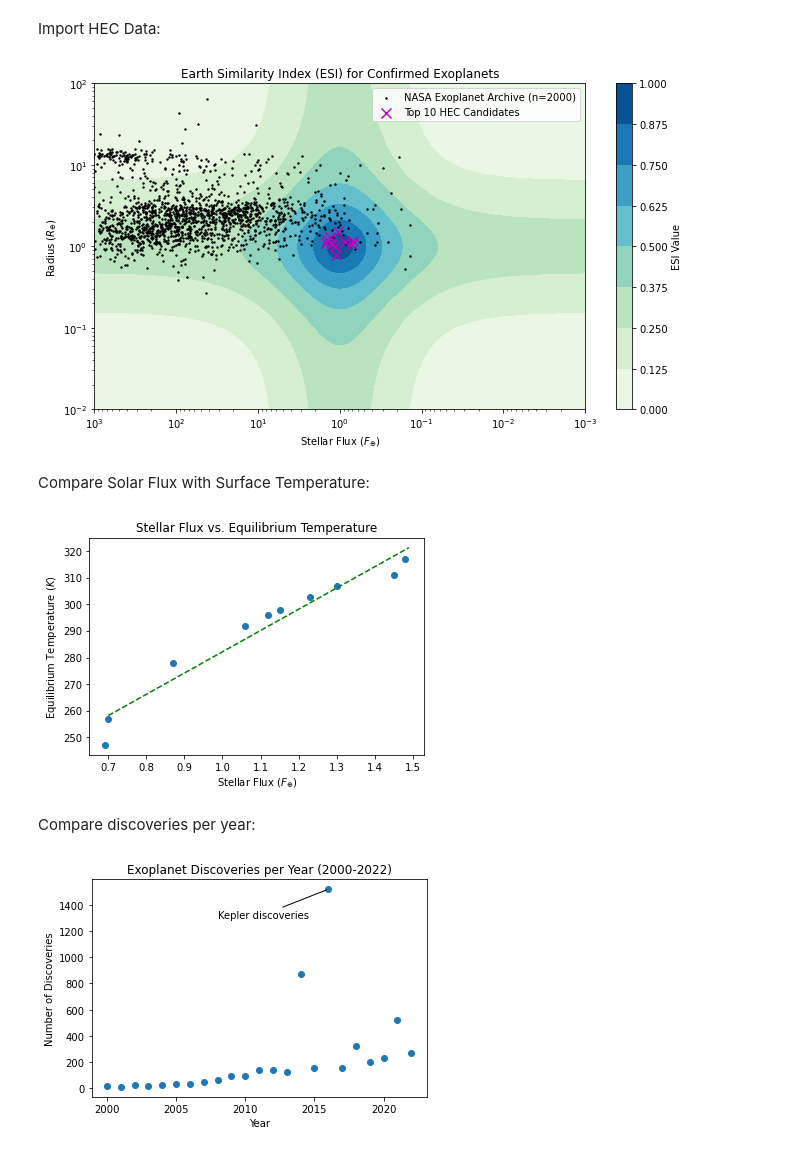
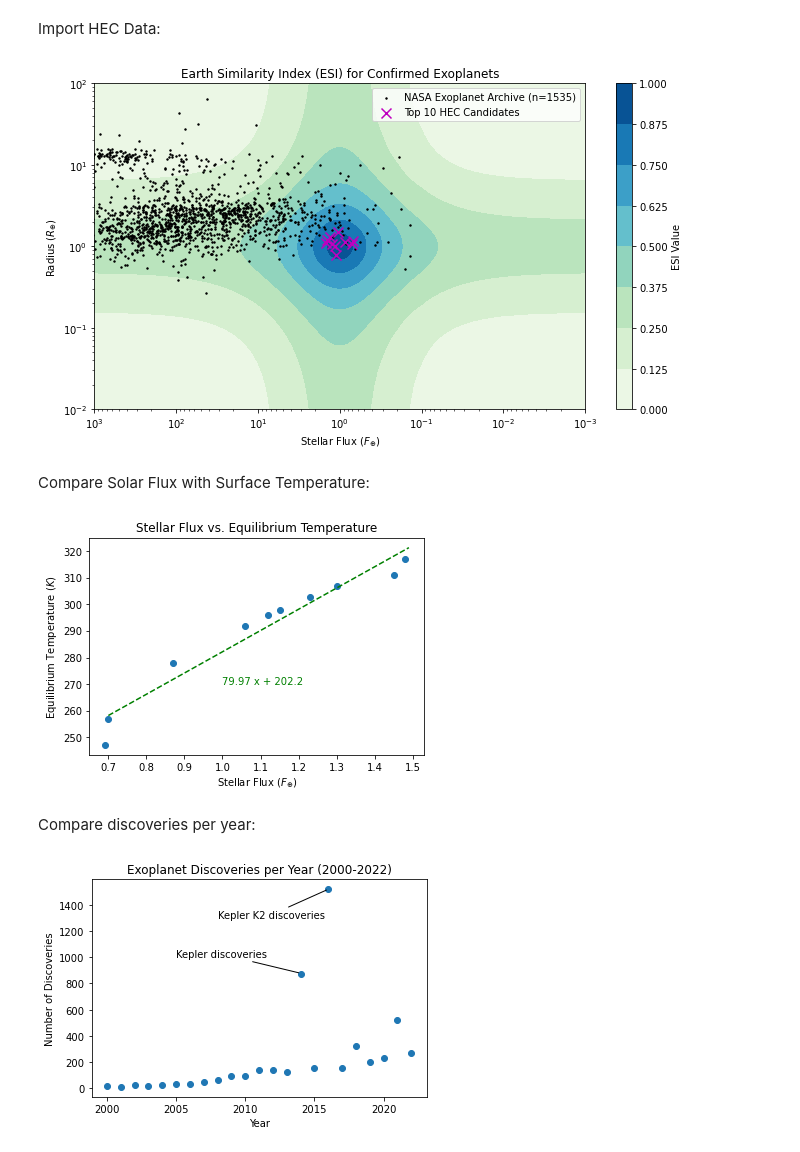
Before and after one commit to dmharrington03/exoplanets, a Jupyter notebook: exoplanets.ipynb, the cells around one changed output. Drawn from its saved outputs; the diff is of its cells as text; code cells hidden in the pictures.

```diff
--- a/exoplanets.ipynb
+++ b/exoplanets.ipynb
@@ -52,13 +51,13 @@ ax1.set_xlabel(r'Stellar Flux $(F_{\oplus})$')
 ax1.set_ylabel(r'Radius $(R_{\oplus})$')
 ax1.invert_xaxis()
 cont = ax1.contourf(ss, rr, esi, cmap='GnBu', levels=lvls)
-ax1.scatter(svals, rvals, s=2, c='k', label='NASA Exoplanet Archive (n=2000)')
+ax1.scatter(svals, rvals, s=2, c='k', label='NASA Exoplanet Archive (n=1535)')
 ax1.scatter(hec_svals, hec_rvals, s=100, marker='x', c='m', label='Top 10 HEC Candidates')
 ax1.legend()
 fig1.colorbar(cont, label='ESI Value')
 plt.show()
 # %% [output]
-[figure, old version]
+[figure, new version]
 # %% [markdown]
 Compare Solar Flux with Surface Temperature:
 # %%
@@ -74,9 +73,10 @@ ax2.plot(x, f_x, '--', c='g')
 ax2.set_xlabel(r'Stellar Flux ($F_{\oplus}$)')
 ax2.set_ylabel(r'Equilibrium Temperature ($K$)')
 ax2.set_title('Stellar Flux vs. Equilibrium Temperature')
+ax2.text(1.0, 270, s=str(model_func), c='g')
 plt.show()
 # %% [output]
-[figure, old version]
+[figure, new version]
 # %% [markdown]
 Compare discoveries per year:
 # %%
@@ -85,12 +85,15 @@ years = np.arange(2000, 2022+1, 1)
 # %%
 fig3, ax3 = plt.subplots()
 ax3.scatter(years, year_bins)
 ax3.set_title('Exoplanet Discoveries per Year (2000-2022)')
 ax3.set_xlabel('Year')
 ax3.set_ylabel('Number of Discoveries')
-ax3.annotate('Kepler discoveries', xy=(2016, 1518), xytext=(2008, 1300),
+ax3.annotate('Kepler K2 discoveries', xy=(2016, 1518), xytext=(2008, 1300),
+    arrowprops=dict(arrowstyle='-')
+)
+ax3.annotate('Kepler discoveries', xy=(2014, 878), xytext=(2005, 1000),
     arrowprops=dict(arrowstyle='-')
 )
 plt.show()
 # %% [output]
-[figure, old version]
+[figure, new version]
```
Also changed, not shown: parts of 6 cells of this notebook.
